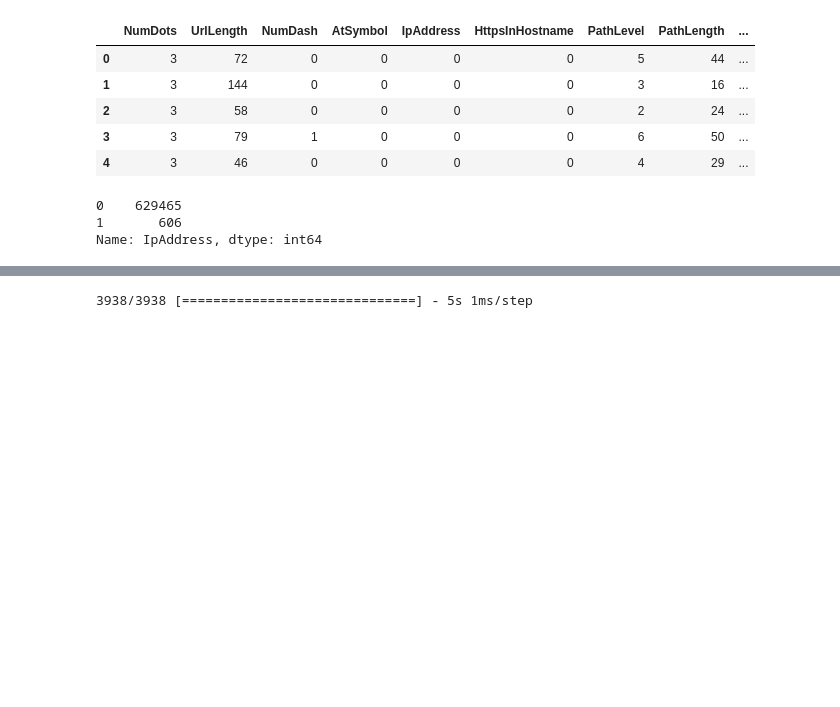
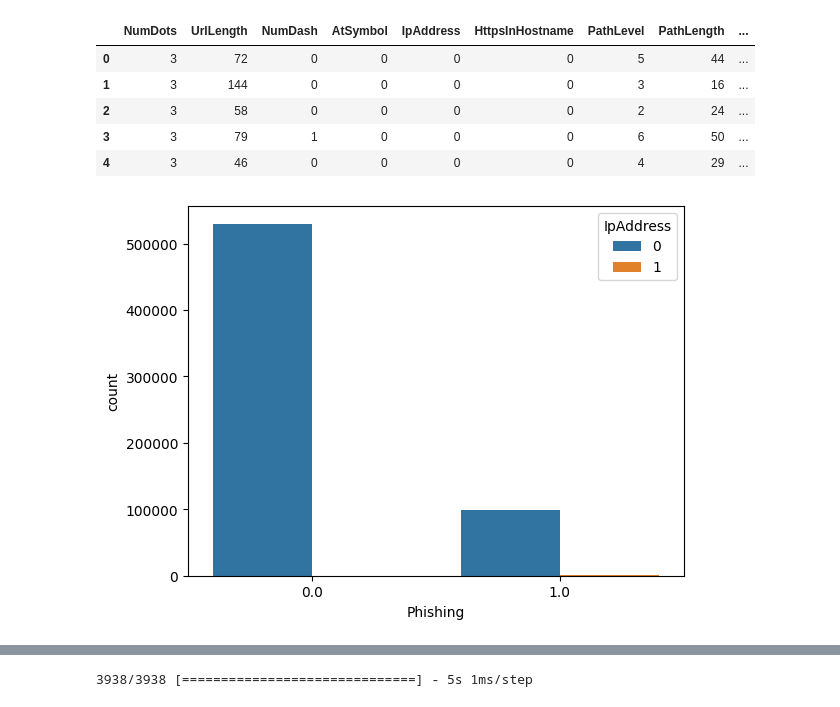
Before and after one commit to relmarrakchy/phishing-URL-detection, a Jupyter notebook: phishing_detection.ipynb, the cells around one changed output, grey strips where cells are left out. Cells and saved outputs as stored; diff of their text form; code cells hidden in the pictures; blank space fills up the shorter version.

```diff
--- a/phishing_detection.ipynb
+++ b/phishing_detection.ipynb
@@ -103,9 +125,8 @@ dataset.head()
 | 2 | 3 | 58 | 0 | 0 | 0 | 0 | 2 | 24 | ... |
 | 3 | 3 | 79 | 1 | 0 | 0 | 0 | 6 | 50 | ... |
 | 4 | 3 | 46 | 0 | 0 | 0 | 0 | 4 | 29 | ... |
-# %%
-dataset["IpAddress"].value_counts()
-# %% [output]
-0    629465
-1       606
-Name: IpAddress, dtype: int64
+# %%
+sns.countplot(data=dataset, x="Phishing", hue="IpAddress")
+plt.show()
+# %% [output]
+[figure, added]
```
Also changed, not shown: parts of 29 cells of this notebook.
